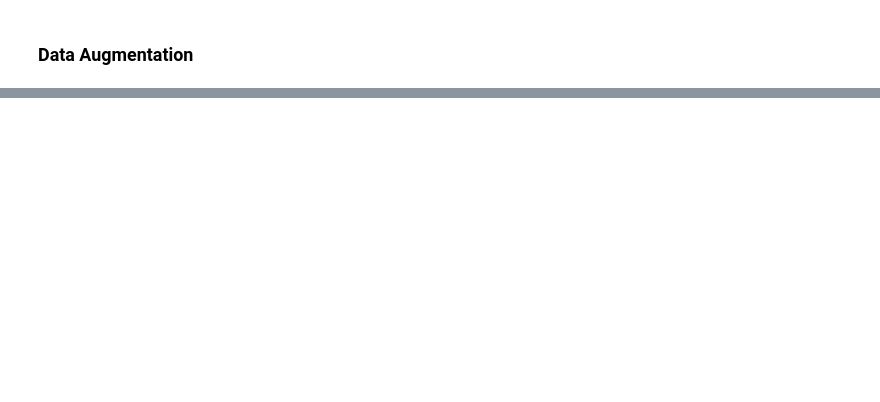
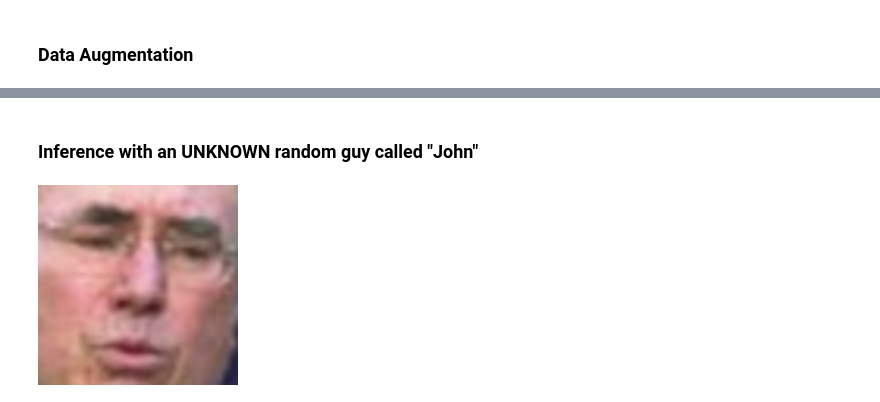
Before and after one commit to Neihtq/fasecure, a Jupyter notebook: Intermediate Presentation.ipynb, the cells around one changed output, grey strips where cells are left out. Cells and saved outputs as stored; diff of their text form; code cells hidden in the pictures; blank space fills up the shorter version.

```diff
--- a/Intermediate Presentation.ipynb
+++ b/Intermediate Presentation.ipynb
@@ -273,5 +333,10 @@ face_recognition(path)
+# %% [markdown]
+### Inference with an UNKNOWN random guy called "John"
 # %%
 path = './face_recognition/test_recognition_images/John_04.ppm'
-Image.open(path)
+unknown_example = Image.open(path)
+unknown_example.resize((200,200))
+# %% [output]
+[figure, added]
 # %%
 face_recognition(path)
```
Also changed, not shown: parts of 17 cells of this notebook, 4 other files.
